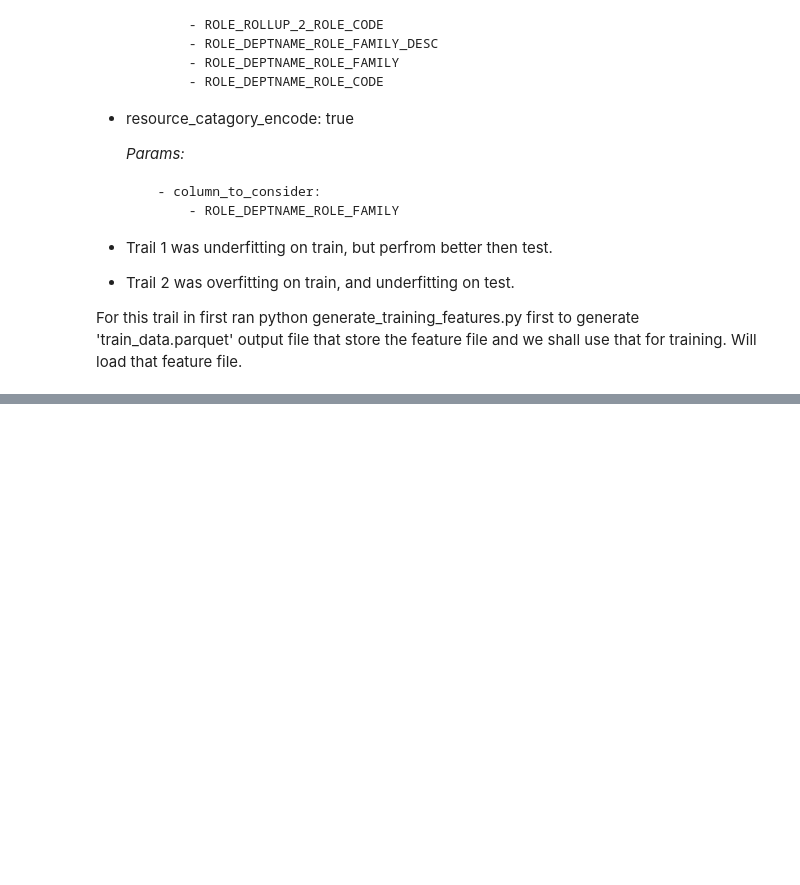
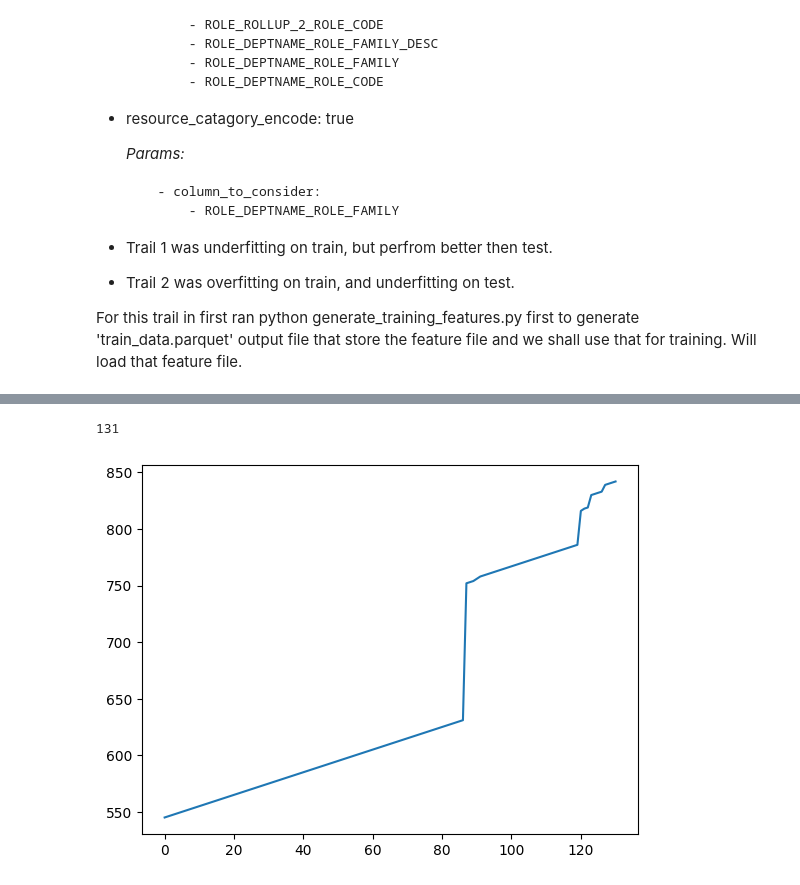
Before and after one commit to SmithaUpadhyaya/employee_access_resource_classifier, a Jupyter notebook: notebooks/training.ipynb, the cells around one changed output, grey strips where cells are left out. Cells and saved outputs as stored; diff of their text form; code cells hidden in the pictures; blank space fills up the shorter version.

```diff
--- a/notebooks/training.ipynb
+++ b/notebooks/training.ipynb
@@ -569,3 +621,14 @@ AUC score in the train: [0.8326795155108776, 0.8328192239976098, 0.8329594270180
+# %%
+#Index which are similar for both train and test
+intersect_index = list(set(index[0]).intersection(train_index[0]))
+len(intersect_index)
+# %% [output]
+131
+# %%
+plt.plot(intersect_index)
+plt.show()
+# %% [output]
+[figure, added]
 # %%
 sub_set_train_auc = []
 sub_set_test_auc = []
```
Also changed, not shown: parts of 43 cells of this notebook, 5 other files.
